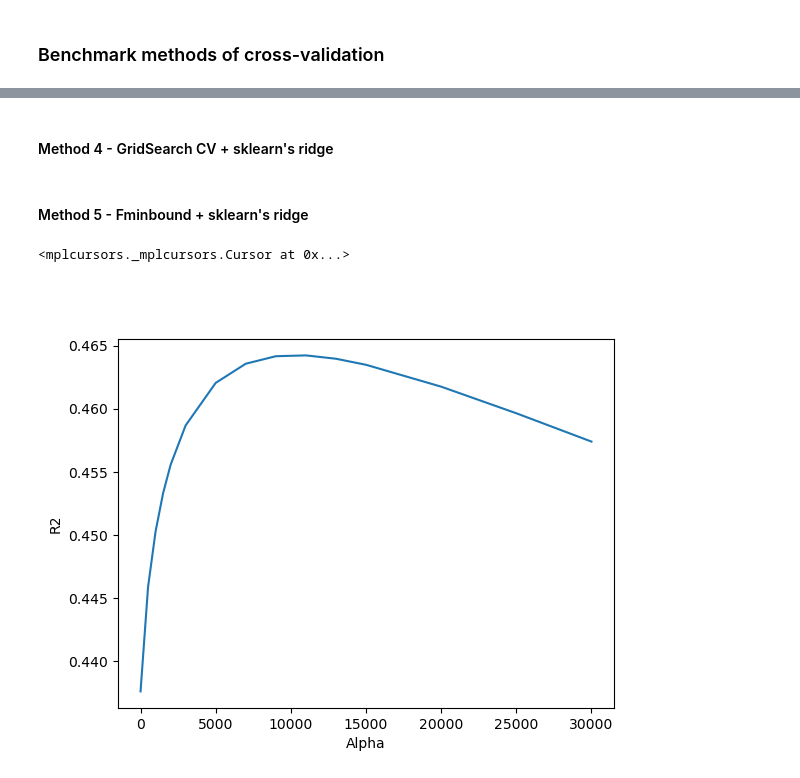
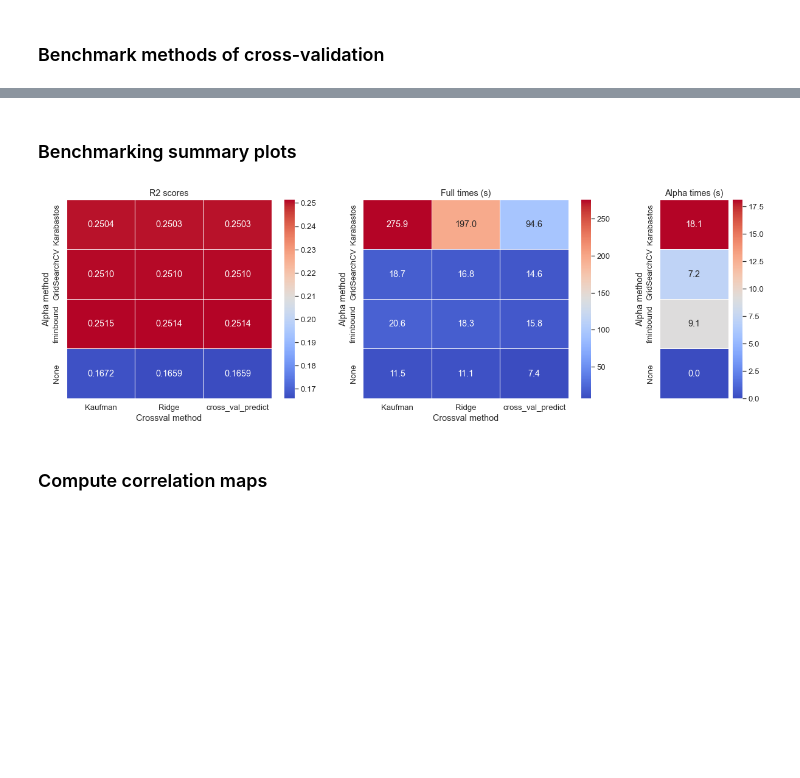
Before and after one commit to msokolet/regbench, a Jupyter notebook: pipeline.ipynb, the cells around one changed output, grey strips where cells are left out. Drawn from its saved outputs; the diff is of its cells as text; code cells hidden in the pictures; blank space fills up the shorter version.

```diff
--- a/pipeline.ipynb
+++ b/pipeline.ipynb
@@ -48,18 +74,50 @@ m1_stack, m1_ridge = rb.cross_val_model(data, design_df, opts, method = 'mml_skl
-# %% [markdown]
-#### Method 4 - GridSearch CV + sklearn's ridge
-# %% [markdown]
-#### Method 5 - Fminbound + sklearn's ridge
-# %%
-%matplotlib widget
-
-import matplotlib.pyplot as plt
-import mplcursors
-
-fig = plt.figure()
-lines = plt.plot(test_range, c_ridge_grid.cv_results_['mean_test_score'])
-plt.xlabel('Alpha')
-plt.ylabel('R2')
-mplcursors.cursor(lines)
-# %% [output]
-<mplcursors._mplcursors.Cursor at 0x...>
-[figure, removed]
+# %%
+preds = {(opt1, opt2): np.zeros_like(data.svt) for opt1, opt2 in itertools.product(opts['crossval_mets'], opts['alpha_mets'])}
+scores = {}
+pred_times = {}
+for crossval_method in tqdm(opts['crossval_mets'], desc='Crossval method num'):
+    for alpha_method in tqdm(opts['alpha_mets'], desc='Alpha method num'):
+        st = time.time()
+        if crossval_method == 'Kaufman':
+            for (train_idx, test_idx) in out_split:
+                c_beta = rb.ridge_MML(data.svt[train_idx, :], design_norm.loc[train_idx], L=alphas[alpha_method])
+                preds[crossval_method, alpha_method][test_idx, :] = design_norm.loc[test_idx] @ c_beta
+        elif crossval_method == 'Ridge':
+            mdl = Ridge(alpha=alphas[alpha_method])
+            for (train_idx, test_idx) in out_split:
+                mdl.fit(design_norm.loc[train_idx], data.svt[train_idx, :])
+                preds[crossval_method, alpha_method][test_idx, :] = mdl.predict(design_norm.loc[test_idx])
+        elif crossval_method == 'cross_val_predict':
+            mdl = Ridge(alpha=alphas[alpha_method])
+            preds[crossval_method, alpha_method] = cross_val_predict(mdl, design_norm, data.svt, cv=out_split, n_jobs=opts['n_jobs'])
+        scores[crossval_method, alpha_method] = r2_score(data.svt, preds[crossval_method, alpha_method])
+        pred_times[crossval_method, alpha_method] = time.time() - st + alpha_times[alpha_method]
+
+rb.save_results({'preds': preds,
+                 'scores': scores,
+                 'alpha_times': alpha_times,
+                 'pred_times': pred_times}, opts)  # Save results
+# %% [markdown]
+### Benchmarking summary plots
+# %%
+sum_fig, sum_ax = plt.subplots(ncols=3, gridspec_kw={'width_ratios': [3, 3, 1]}, figsize=(20,6))
+
+sns.set(font_scale=1.2)
+
+scores_df = rb.unstack(pd.Series(scores))
+scores_plot = sns.heatmap(scores_df, annot=True, fmt='.4f', cmap="coolwarm", linewidth=.5, ax=sum_ax[0])
+scores_plot.set(title='R2 scores', xlabel='Crossval method', ylabel='Alpha method')
+
+times_df = rb.unstack(pd.Series(pred_times))
+times_plot = sns.heatmap(times_df, annot=True, fmt='.1f', cmap="coolwarm", linewidth=.5, ax=sum_ax[1])
+times_plot.set(title='Full times (s)', xlabel='Crossval method', ylabel='Alpha method')
+
+alpha_times_df = pd.Series(alpha_times).to_frame();
+alpha_times_plot = sns.heatmap(alpha_times_df, annot=True, fmt='.1f', cmap="coolwarm", linewidth=.5, ax=sum_ax[2], xticklabels=False)
+alpha_times_plot.set(title='Alpha times (s)', ylabel='Alpha method');
+
+rb.save_fig(sum_fig, opts, name='rb_results') # Save plot
+# %% [output]
+[figure, added]
+# %% [markdown]
+### Compute correlation maps
```
Also changed, not shown: parts of 16 cells of this notebook, 8 other files.
